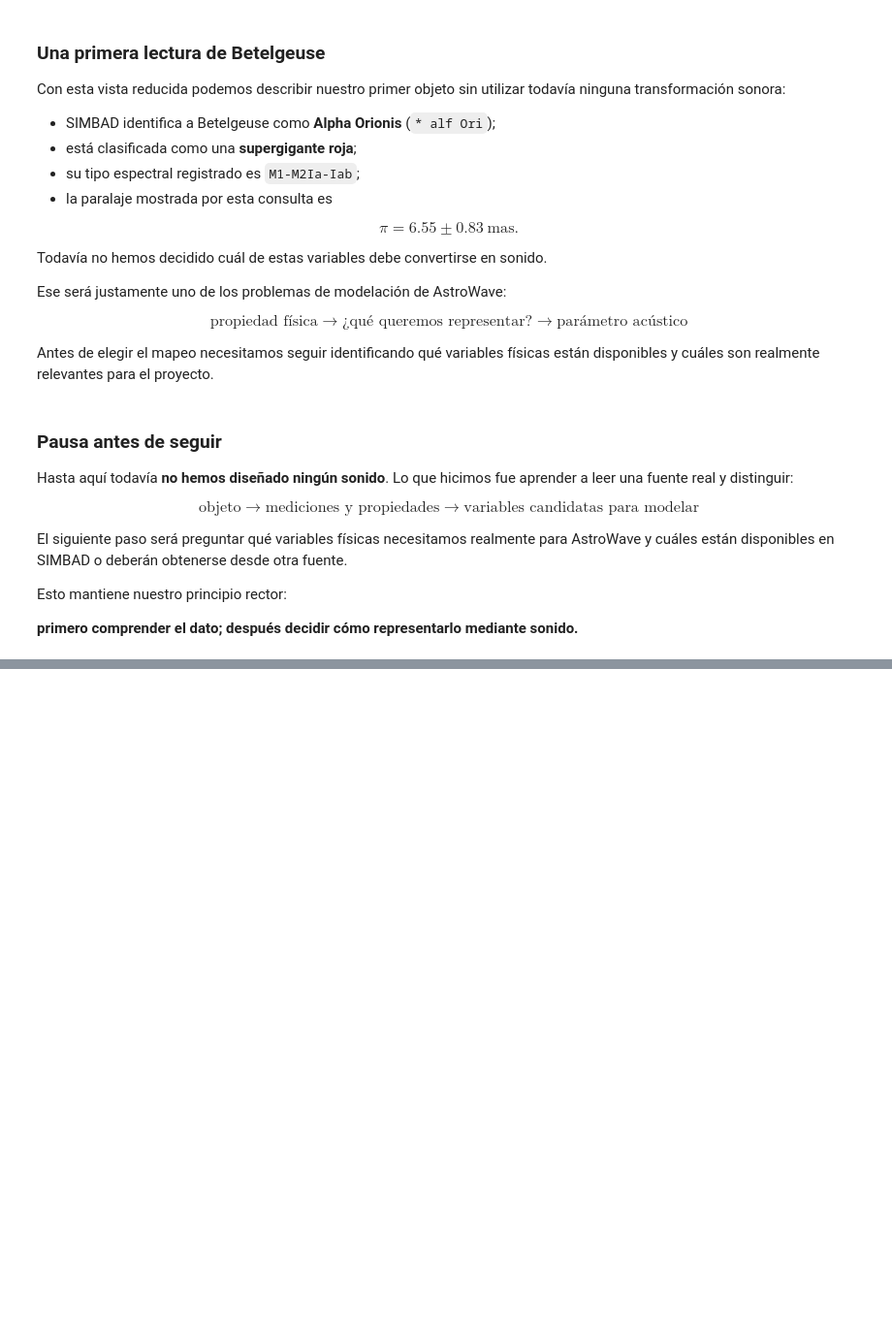
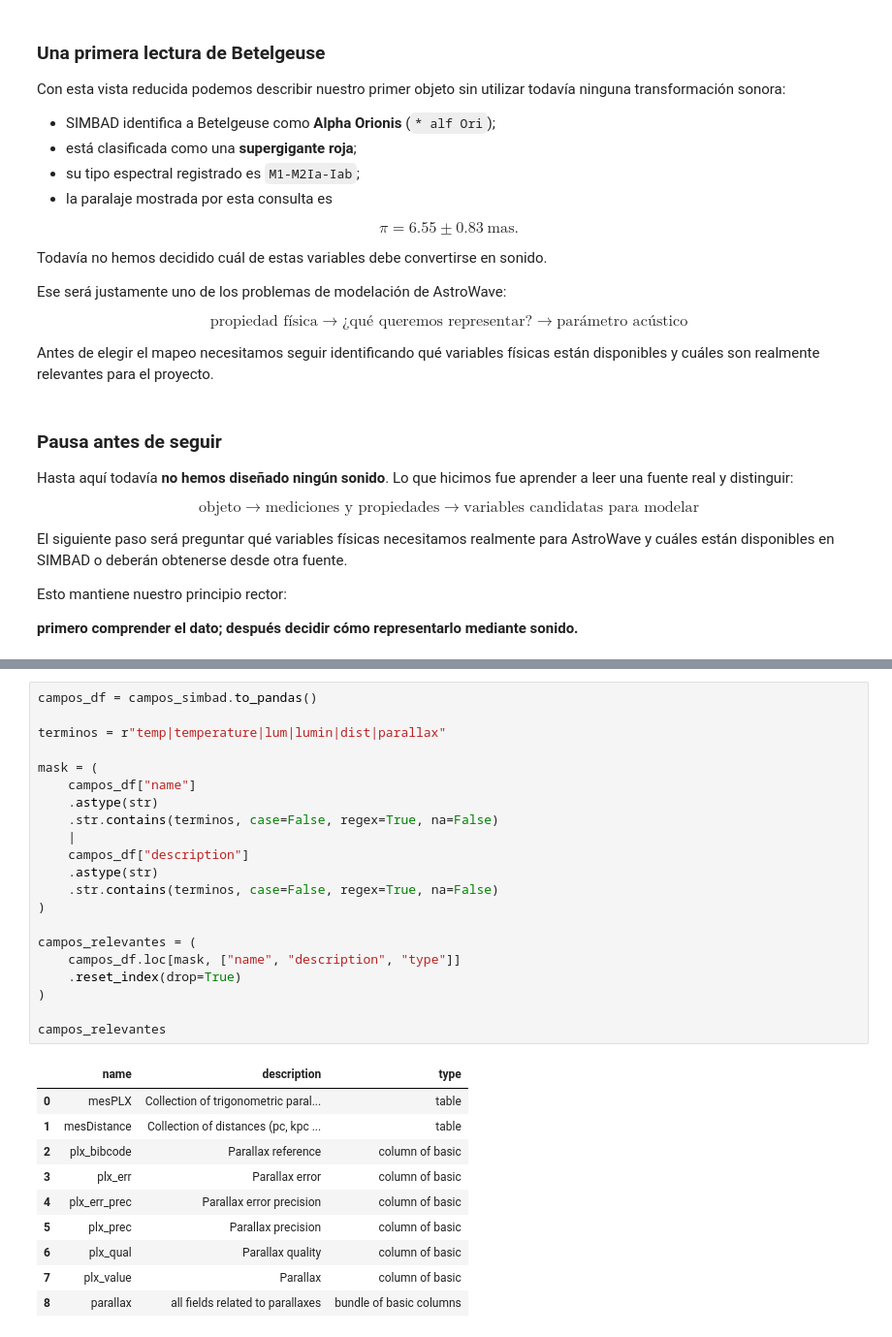
Before and after one commit to Kietth/ACUS220-AstroWave, a Jupyter notebook: 01_exploracion_datos_astronomicos.ipynb, the cells around one changed output, grey strips where cells are left out. Shown at 97% size. Saved outputs shown, nothing was run; the diff lists cells and outputs as text; blank space fills up the shorter version.

```diff
--- a/01_exploracion_datos_astronomicos.ipynb
+++ b/01_exploracion_datos_astronomicos.ipynb
@@ -517,0 +634,32 @@ sonido.**
+# %%
+campos_df = campos_simbad.to_pandas()
+
+terminos = r"temp|temperature|lum|lumin|dist|parallax"
+
+mask = (
+    campos_df["name"]
+    .astype(str)
+    .str.contains(terminos, case=False, regex=True, na=False)
+    |
+    campos_df["description"]
+    .astype(str)
+    .str.contains(terminos, case=False, regex=True, na=False)
+)
+
+campos_relevantes = (
+    campos_df.loc[mask, ["name", "description", "type"]]
+    .reset_index(drop=True)
+)
+
+campos_relevantes
+# %% [output]
+|  | name | description | type |
+| 0 | mesPLX | Collection of trigonometric paral... | table |
+| 1 | mesDistance | Collection of distances (pc, kpc ... | table |
+| 2 | plx_bibcode | Parallax reference | column of basic |
+| 3 | plx_err | Parallax error | column of basic |
+| 4 | plx_err_prec | Parallax error precision | column of basic |
+| 5 | plx_prec | Parallax precision | column of basic |
+| 6 | plx_qual | Parallax quality | column of basic |
+| 7 | plx_value | Parallax | column of basic |
+| 8 | parallax | all fields related to parallaxes | bundle of basic columns |
```
Also changed, not shown: parts of 13 cells of this notebook.
